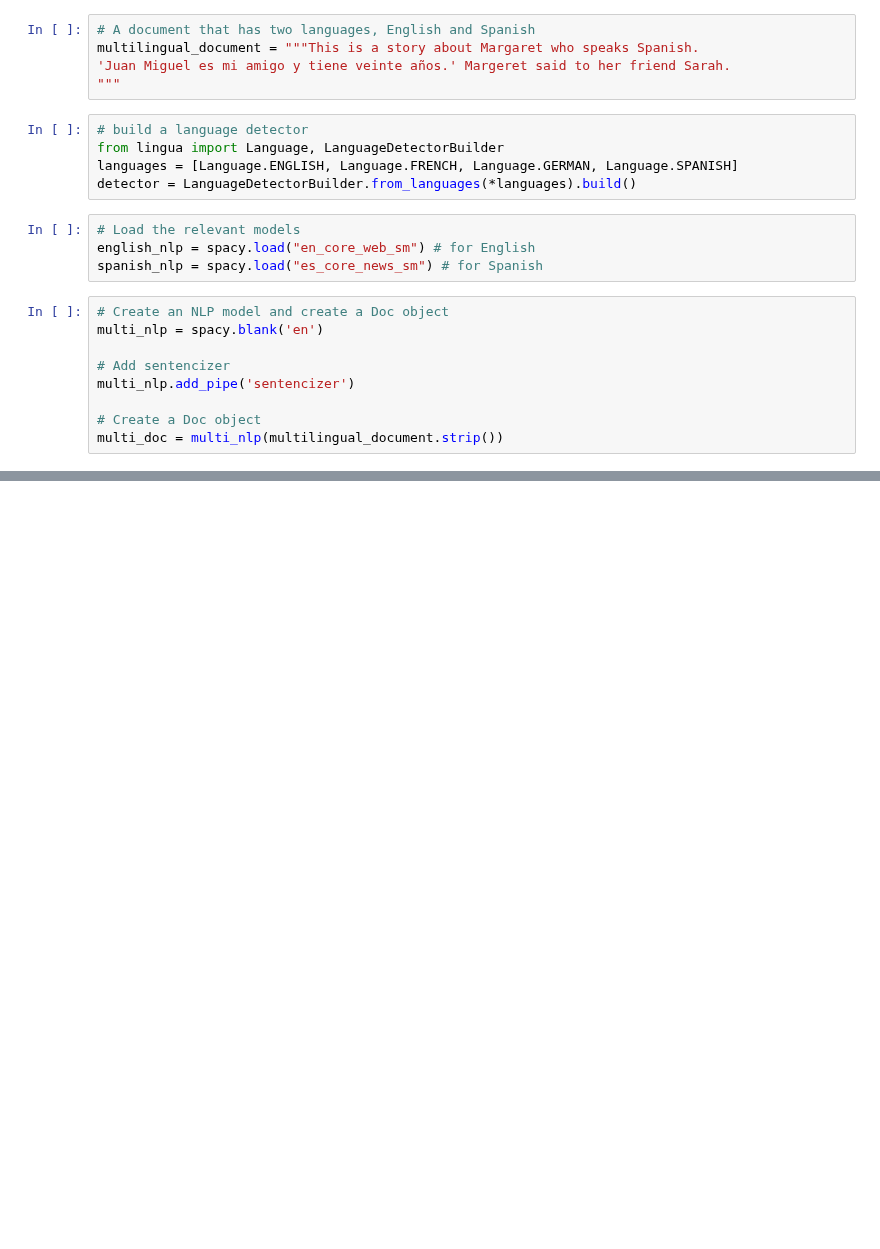
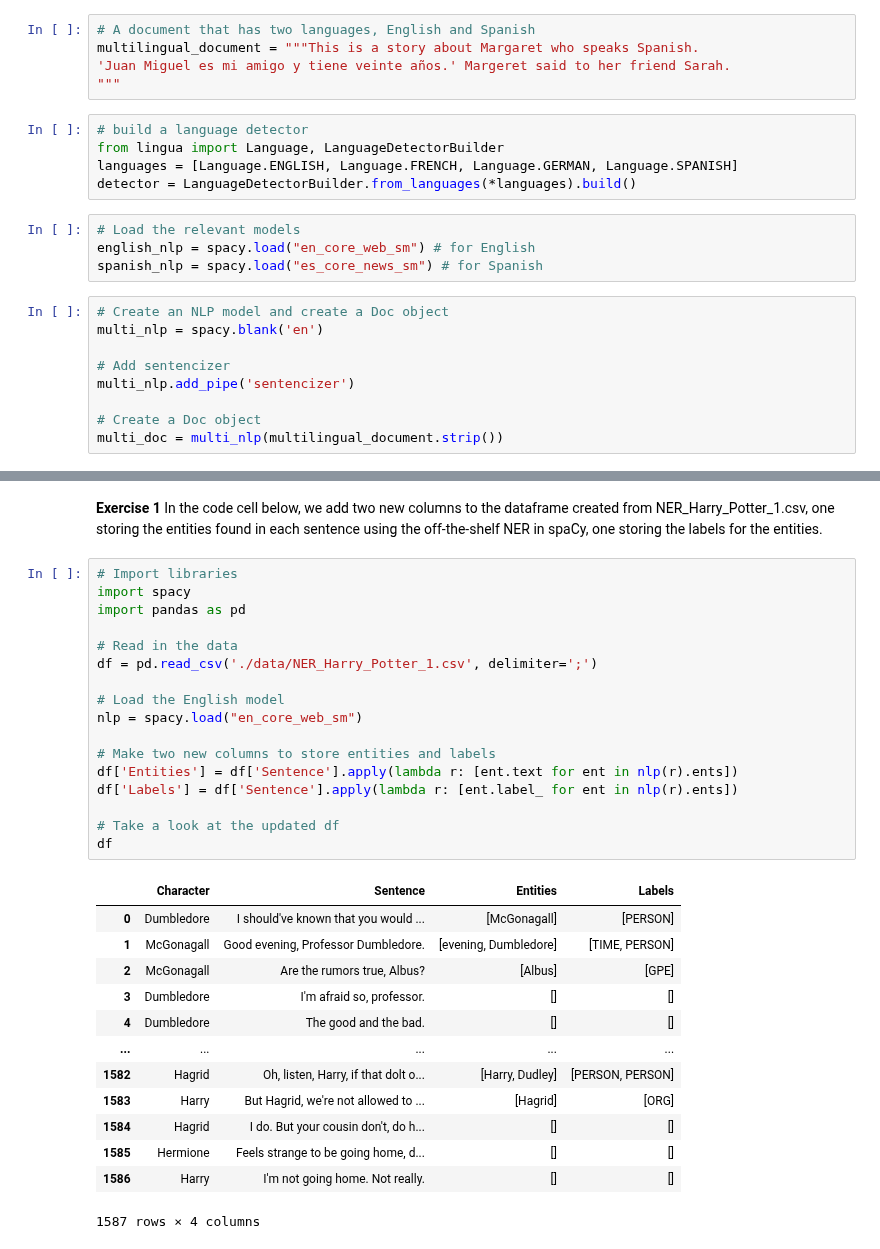
Before and after one commit to ithaka/constellate-notebooks, a Jupyter notebook: NER-2.ipynb, the cells around one changed output, grey strips where cells are left out. Cells and saved outputs as stored; diff of their text form; blank space fills up the shorter version.

Commit message:
Added some explanatory texts

```diff
--- a/NER-2.ipynb
+++ b/NER-2.ipynb
@@ -387,0 +658,33 @@ for sent in multi_doc.sents:
+# %% [markdown]
+**Exercise 1** In the code cell below, we add two new columns to the dataframe created from NER_Harry_Potter_1.csv, one storing the entities found in each sentence using the off-the-shelf NER in spaCy, one storing the labels for the entities.
+# %%
+# Import libraries
+import spacy
+import pandas as pd
+
+# Read in the data
+df = pd.read_csv('./data/NER_Harry_Potter_1.csv', delimiter=';')
+
+# Load the English model
+nlp = spacy.load("en_core_web_sm")
+
+# Make two new columns to store entities and labels
+df['Entities'] = df['Sentence'].apply(lambda r: [ent.text for ent in nlp(r).ents])
+df['Labels'] = df['Sentence'].apply(lambda r: [ent.label_ for ent in nlp(r).ents])
+
+# Take a look at the updated df
+df
+# %% [output]
+|  | Character | Sentence | Entities | Labels |
+| 0 | Dumbledore | I should've known that you would ... | [McGonagall] | [PERSON] |
+| 1 | McGonagall | Good evening, Professor Dumbledore. | [evening, Dumbledore] | [TIME, PERSON] |
+| 2 | McGonagall | Are the rumors true, Albus? | [Albus] | [GPE] |
+| 3 | Dumbledore | I'm afraid so, professor. | [] | [] |
+| 4 | Dumbledore | The good and the bad. | [] | [] |
+| ... | ... | ... | ... | ... |
+| 1582 | Hagrid | Oh, listen, Harry, if that dolt o... | [Harry, Dudley] | [PERSON, PERSON] |
+| 1583 | Harry | But Hagrid, we're not allowed to ... | [Hagrid] | [ORG] |
+| 1584 | Hagrid | I do. But your cousin don't, do h... | [] | [] |
+| 1585 | Hermione | Feels strange to be going home, d... | [] | [] |
+| 1586 | Harry | I'm not going home. Not really. | [] | [] |
+1587 rows × 4 columns
```
Also changed, not shown: parts of 49 cells of this notebook.
